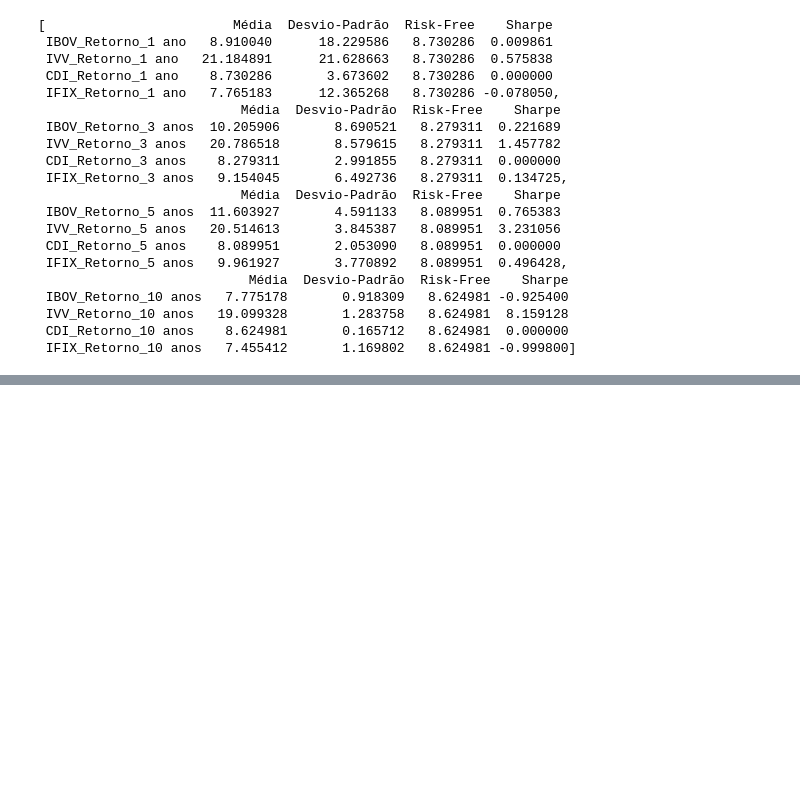
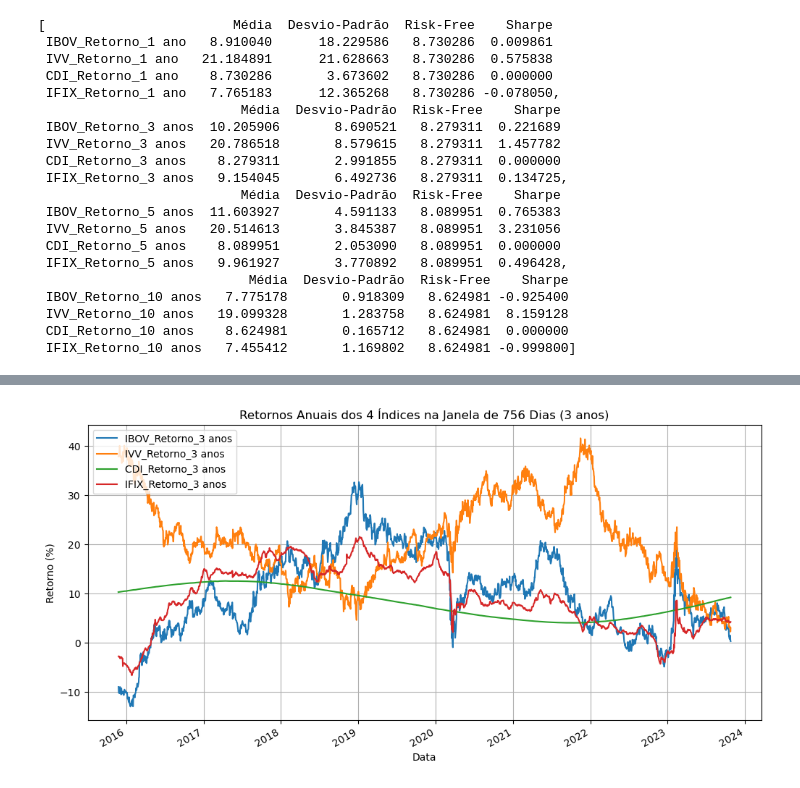
Before and after one commit to paulinhok14/Asset-Allocation, a Jupyter notebook: Asset Allocation.ipynb, the cells around one changed output, grey strips where cells are left out. Saved outputs shown, nothing was run; the diff lists cells and outputs as text; code cells hidden in the pictures; blank space fills up the shorter version.

```diff
--- a/Asset Allocation.ipynb
+++ b/Asset Allocation.ipynb
@@ -264,15 +266,17 @@ plt.show()
 # %%
 # Gerando grafico para janelas de 3 anos
 
 # Selecionando apenas as colunas de janelas com 3 anos
 colunas = ["IBOV_Retorno_3 anos", "IVV_Retorno_3 anos", "CDI_Retorno_3 anos", "IFIX_Retorno_3 anos"]
 
 # Criando um gráfico de linhas para exibir os retornos
-resultados[colunas] = resultados[colunas] * 100  # Multiplicar por 100 para obter porcentagens
-resultados[colunas].plot(figsize=(12, 6))
+windows_results[colunas] = windows_results[colunas] * 100  # Multiplicar por 100 para obter porcentagens
+windows_results[colunas].plot(figsize=(12, 6))
 plt.title("Retornos Anuais dos 4 Índices na Janela de 756 Dias (3 anos)")
 plt.xlabel("Data")
 plt.ylabel("Retorno (%)")
 plt.grid(True)
 plt.legend(loc="upper left")
 plt.show()
+# %% [output]
+[figure, added]
```
Also changed, not shown: parts of 29 cells of this notebook.
